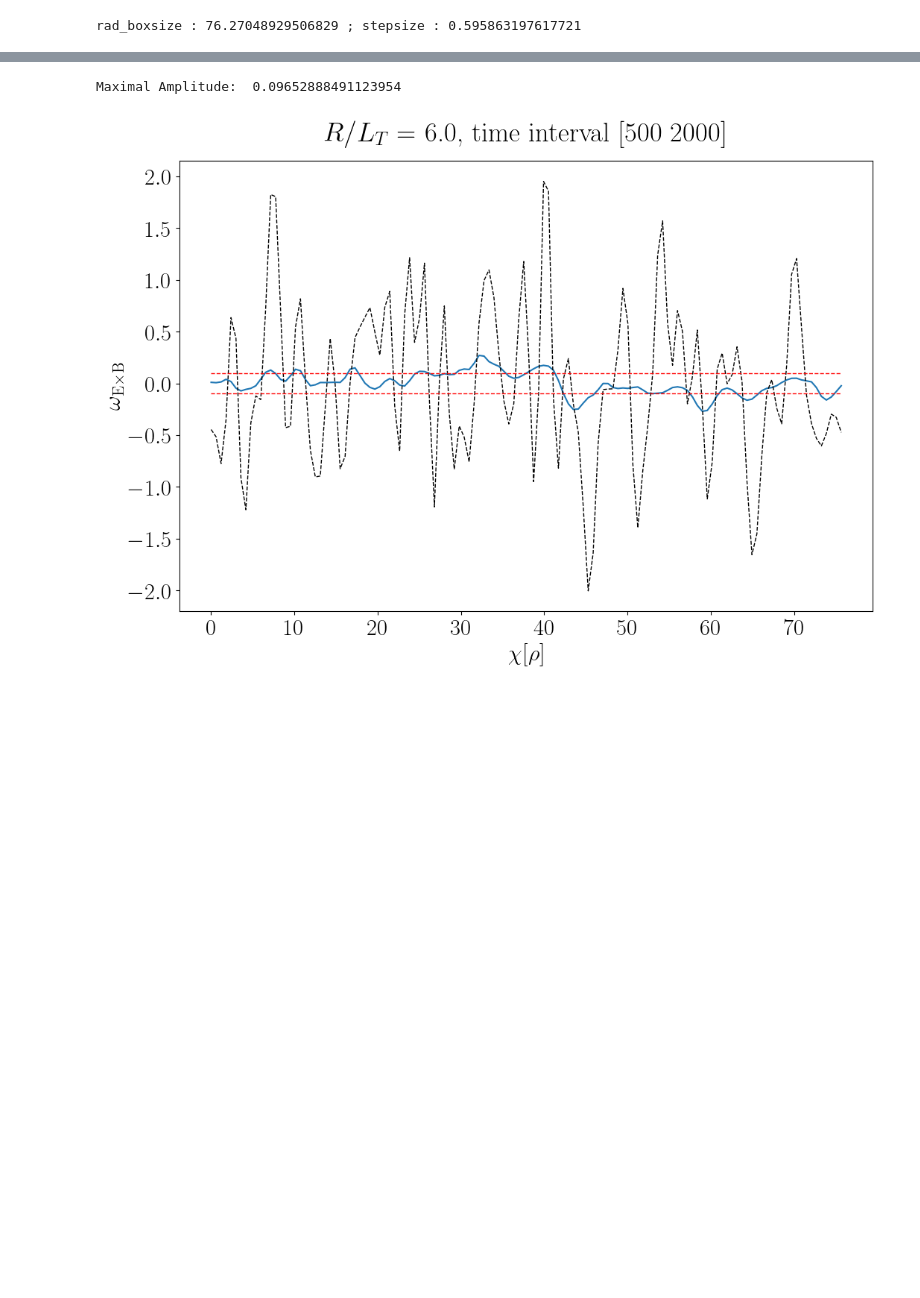
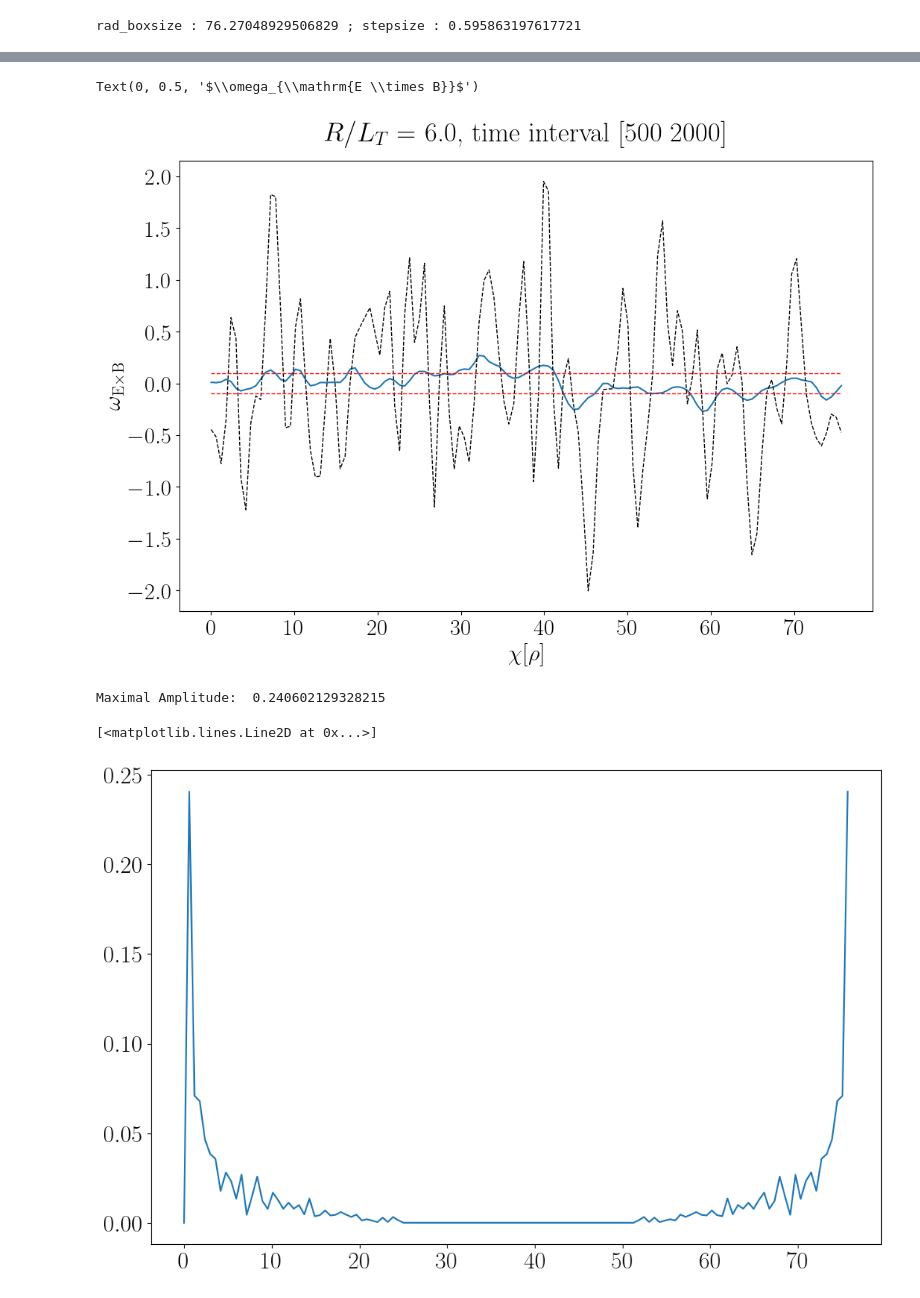
Before and after one commit to ManeLippert/Bachelorthesis-Shearingrate-Convergence, a Jupyter notebook: evaluation/S6_rlt6.0_Nsgrid16_Nvpargrid64_Nmugrid9_eval.ipynb, the cells around one changed output, grey strips where cells are left out. Cells and saved outputs as stored; diff of their text form; code cells hidden in the pictures; blank space fills up the shorter version.

```diff
--- a/evaluation/S6_rlt6.0_Nsgrid16_Nvpargrid64_Nmugrid9_eval.ipynb
+++ b/evaluation/S6_rlt6.0_Nsgrid16_Nvpargrid64_Nmugrid9_eval.ipynb
@@ -80,15 +100,4 @@ plt.savefig('../pictures/'+data+'/'+resolution+'/'+data+'_'+resolution+'_wexb_al
 # %%
-# Plot from 500:2000 timesteps with mean over that interval
-# Plot of a signal in the middle of the time interval (1250)
-start, end = 500, 2000
-
-wexb, wexb_middle = gkw.shearing_rate_wexb_interval(zonal_pot, dx, start, end)
-
-wexb_fft = np.fft.fft(wexb)
-wexb_amp = 2/ zonal_pot.shape[0] * np.abs(wexb_fft)
-wexb_amp_max = max(wexb_amp)
-
-print('Maximal Amplitude: ', wexb_amp_max)
 
 plt.plot(rad_coord, wexb)
 plt.plot(rad_coord, wexb_middle, 'black', linestyle='--', linewidth=1)
@@ -99,8 +108,26 @@ plt.title(r'$R/L_T =$ ' + rlt + ', time interval [' + str(start) + ' ' + str(end
 plt.xlabel(r'$\chi[\rho]$')
 plt.ylabel(r'$\omega_{\mathrm{E \times B}}$')
 
-plt.savefig('../pictures/'+data+'/'+resolution+'/'+data+'_'+resolution+'_wexb_'+str(start)+'_'+str(end)+'.pdf', bbox_inches='tight')
+#plt.savefig('../pictures/'+data+'/'+resolution+'/'+data+'_'+resolution+'_wexb_'+str(start)+'_'+str(end)+'.pdf', bbox_inches='tight')
 # %% [output]
-Maximal Amplitude:  0.09652888491123954
+Text(0, 0.5, '$\\omega_{\\mathrm{E \\times B}}$')
 [figure]
+# %%
+# Plot from 4000:6000 timesteps with mean over that interval
+# Plot of a signal in the middle of the time interval (5000)
+start, end = 4000, 6000
+
+wexb, wexb_middle = gkw.shearing_rate_wexb_interval(zonal_pot, dx, start, end)
+
+wexb_fft = np.fft.fft(wexb)
+wexb_amp = 2/ zonal_pot.shape[0] * np.abs(wexb_fft)
+wexb_amp_max = max(wexb_amp)
+
+print('Maximal Amplitude: ',wexb_amp_max)
+
+plt.plot(rad_coord, wexb_amp)
+# %% [output]
+Maximal Amplitude:  0.240602129328215
+[<matplotlib.lines.Line2D at 0x...>]
+[figure, added]
 # %%
```
Also changed, not shown: parts of 6 cells of this notebook.
